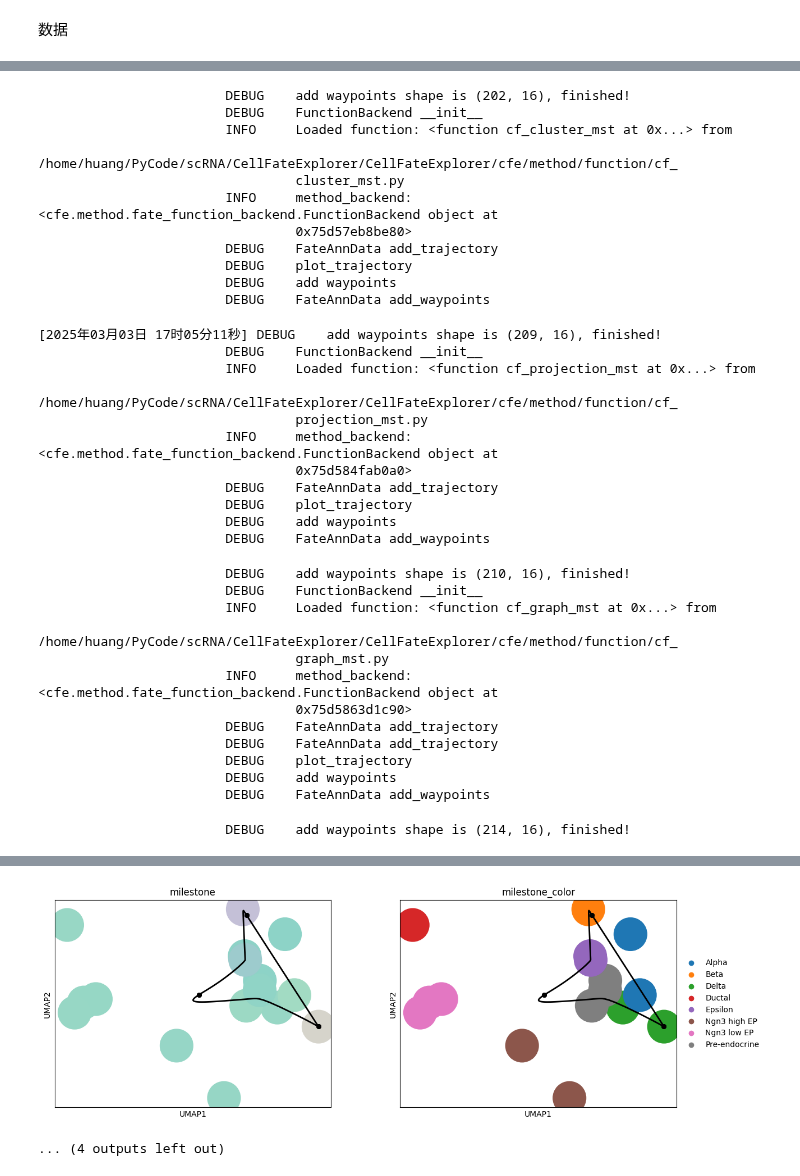
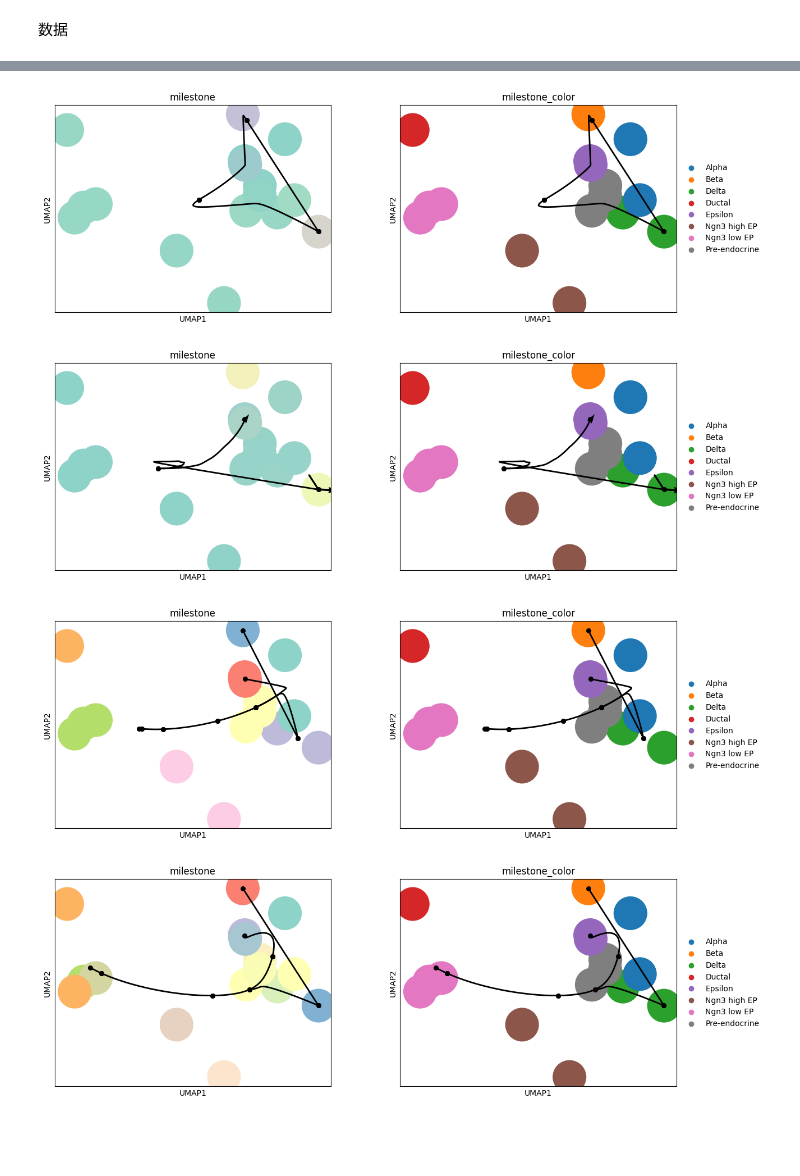
Before and after one commit to HuangDDU/cafe-release, a Jupyter notebook: notebook/benchmark_scvelo_pancreas_tmp.ipynb, the cells around one changed output, grey strips where cells are left out. Saved outputs shown, nothing was run; the diff lists cells and outputs as text; code cells hidden in the pictures; blank space fills up the shorter version.

```diff
--- a/notebook/benchmark_scvelo_pancreas_tmp.ipynb
+++ b/notebook/benchmark_scvelo_pancreas_tmp.ipynb
@@ -99,7 +86,7 @@ parameters = {"filter_features": False, "connectivity_cutoff": 0.3}
 fadata.add_prior_information(**prior_information)  # add prior information to fadata
 
 
-method_name_list = ["paga", "comp1", "angle", "state_comp", "cluster_mst", "projection_mst", "graph_mst"]
+method_name_list = ["paga", "comp1", "angle", "state_comp", "cluster_mst", "projection_mst", "graph_mst", "scvelo"]
 
 for method_name in method_name_list:
     method = cfe.method.FateMethod(method_name=method_name)
@@ -157,39 +127,6 @@ Logarithmized X.
-                        DEBUG    add waypoints shape is (202, 16), finished!
-                        DEBUG    FunctionBackend __init__
-                        INFO     Loaded function: <function cf_cluster_mst at 0x...> from
-                                 /home/huang/PyCode/scRNA/CellFateExplorer/CellFateExplorer/cfe/method/function/cf_
-                                 cluster_mst.py
-                        INFO     method_backend: <cfe.method.fate_function_backend.FunctionBackend object at
-                                 0x75d57eb8be80>
-                        DEBUG    FateAnnData add_trajectory
-                        DEBUG    plot_trajectory
-                        DEBUG    add waypoints
-                        DEBUG    FateAnnData add_waypoints
-[2025年03月03日 17时05分11秒] DEBUG    add waypoints shape is (209, 16), finished!
-                        DEBUG    FunctionBackend __init__
-                        INFO     Loaded function: <function cf_projection_mst at 0x...> from
-                                 /home/huang/PyCode/scRNA/CellFateExplorer/CellFateExplorer/cfe/method/function/cf_
-                                 projection_mst.py
-                        INFO     method_backend: <cfe.method.fate_function_backend.FunctionBackend object at
-                                 0x75d584fab0a0>
-                        DEBUG    FateAnnData add_trajectory
-                        DEBUG    plot_trajectory
-                        DEBUG    add waypoints
-                        DEBUG    FateAnnData add_waypoints
-                        DEBUG    add waypoints shape is (210, 16), finished!
-                        DEBUG    FunctionBackend __init__
-                        INFO     Loaded function: <function cf_graph_mst at 0x...> from
-                                 /home/huang/PyCode/scRNA/CellFateExplorer/CellFateExplorer/cfe/method/function/cf_
-                                 graph_mst.py
-                        INFO     method_backend: <cfe.method.fate_function_backend.FunctionBackend object at
-                                 0x75d5863d1c90>
-                        DEBUG    FateAnnData add_trajectory
-                        DEBUG    FateAnnData add_trajectory
-                        DEBUG    plot_trajectory
-                        DEBUG    add waypoints
-                        DEBUG    FateAnnData add_waypoints
-                        DEBUG    add waypoints shape is (214, 16), finished!
 [figure]
 [figure]
 [figure]
-... (4 outputs left out)
+[figure, added]
+[figure, added]
+[figure, added]
```
Also changed, not shown: parts of 5 cells of this notebook, 17 other files.
